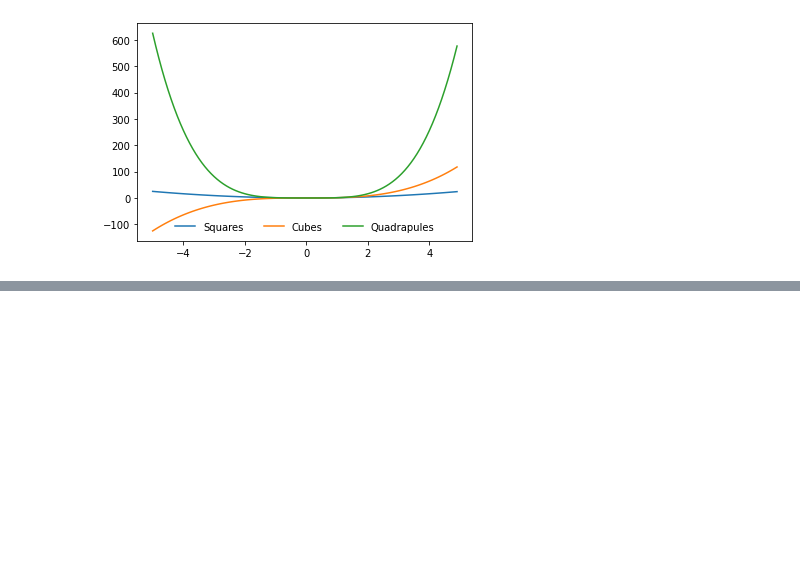
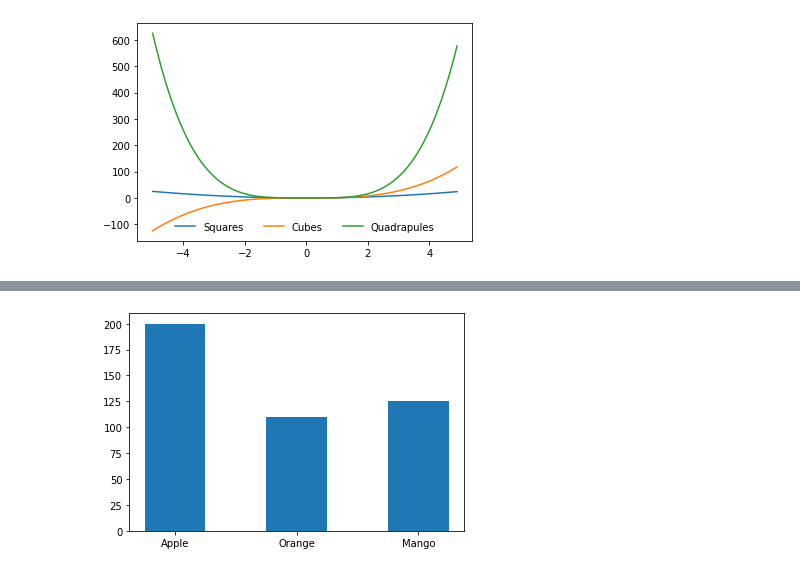
Before and after one commit to pkmariya/Python, a Jupyter notebook: MariyaMatPlotLib.ipynb, the cells around one changed output, grey strips where cells are left out. Saved outputs shown, nothing was run; the diff lists cells and outputs as text; code cells hidden in the pictures; blank space fills up the shorter version.

```diff
--- a/MariyaMatPlotLib.ipynb
+++ b/MariyaMatPlotLib.ipynb
@@ -250,0 +273,6 @@ plt.show()
+# %%
+# to change the width of the bar
+plt.bar(['Apple', 'Orange', 'Mango'], [200, 110, 125], width=0.5)
+plt.show()
+# %% [output]
+[figure, added]
```
Also changed, not shown: parts of 4 cells of this notebook.
